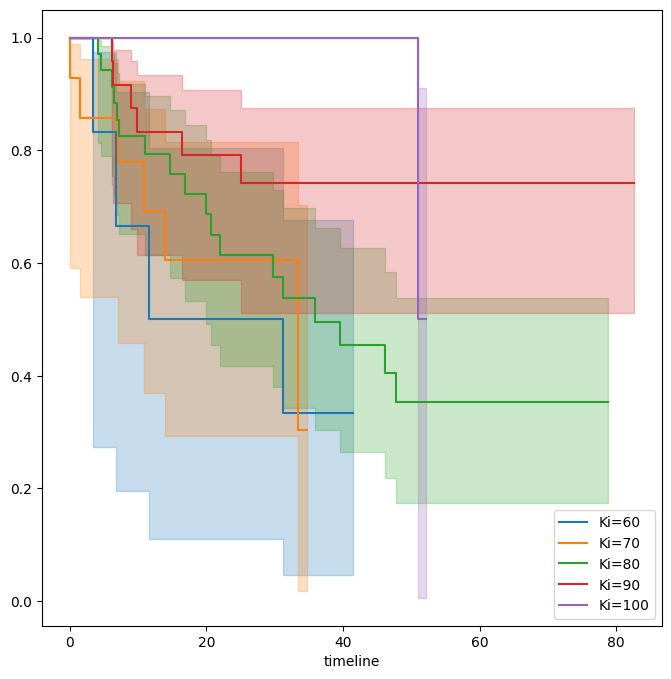
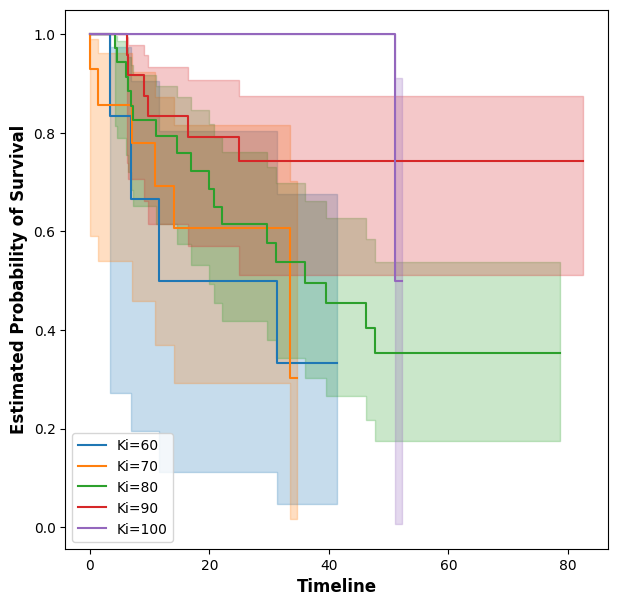
Code edit (unified diff) that turned the first committed figure into the second:
--- before
+++ after
@@ -5,5 +5,5 @@
 
 # Plot Kaplan-Meier survival stratified by 'ki'
-fig, ax = subplots(figsize=(8,8))
+fig, ax = subplots(figsize=(7,7))
 by_ki = {}
 for ki, df in brain_cancer_adapted.groupby('ki'):
@@ -11,2 +11,5 @@
     km_ki = km.fit(df['time'], df['status'])
     km_ki.plot(label=f'Ki={ki}', ax=ax)
+
+plt.ylabel('Estimated Probability of Survival', **label_args)
+plt.xlabel('Timeline', **label_args);

Commit: updating images